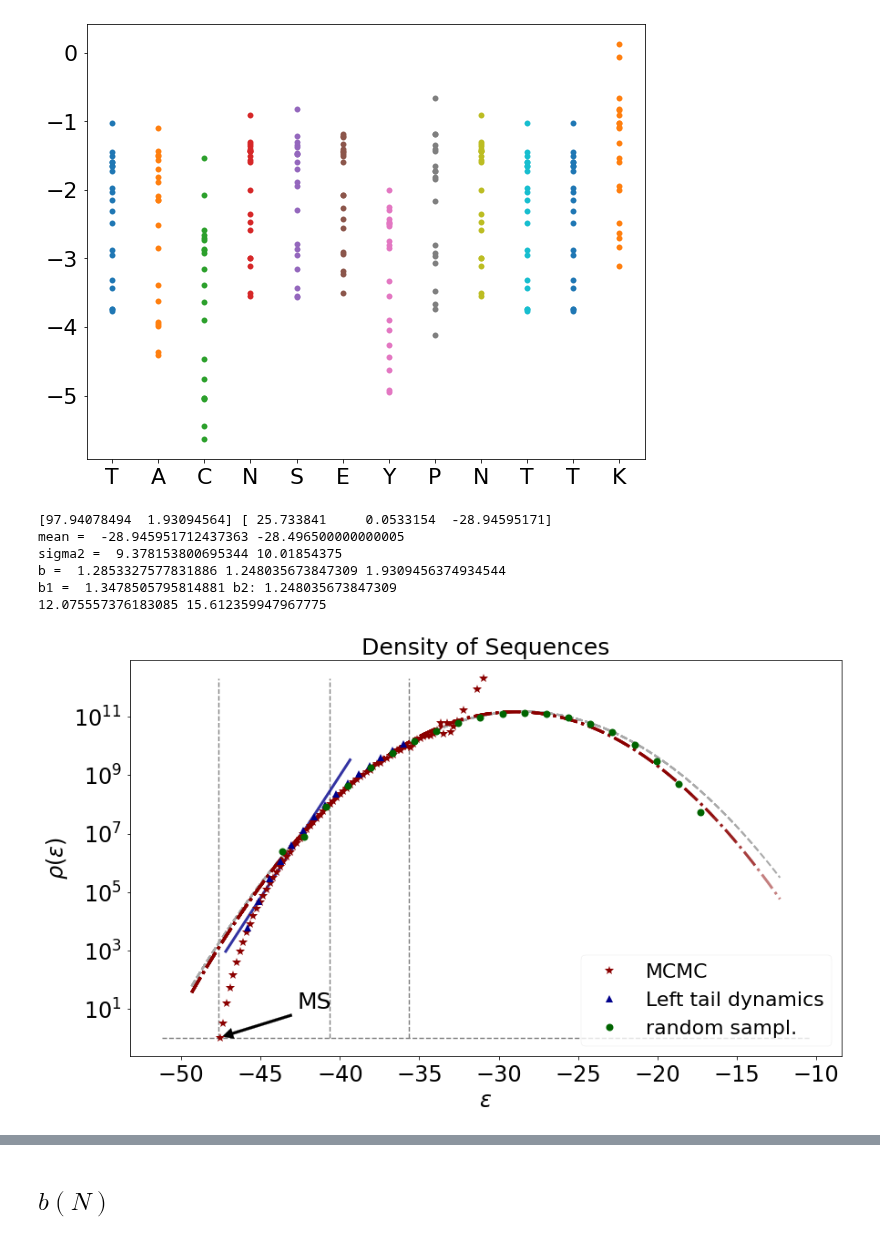
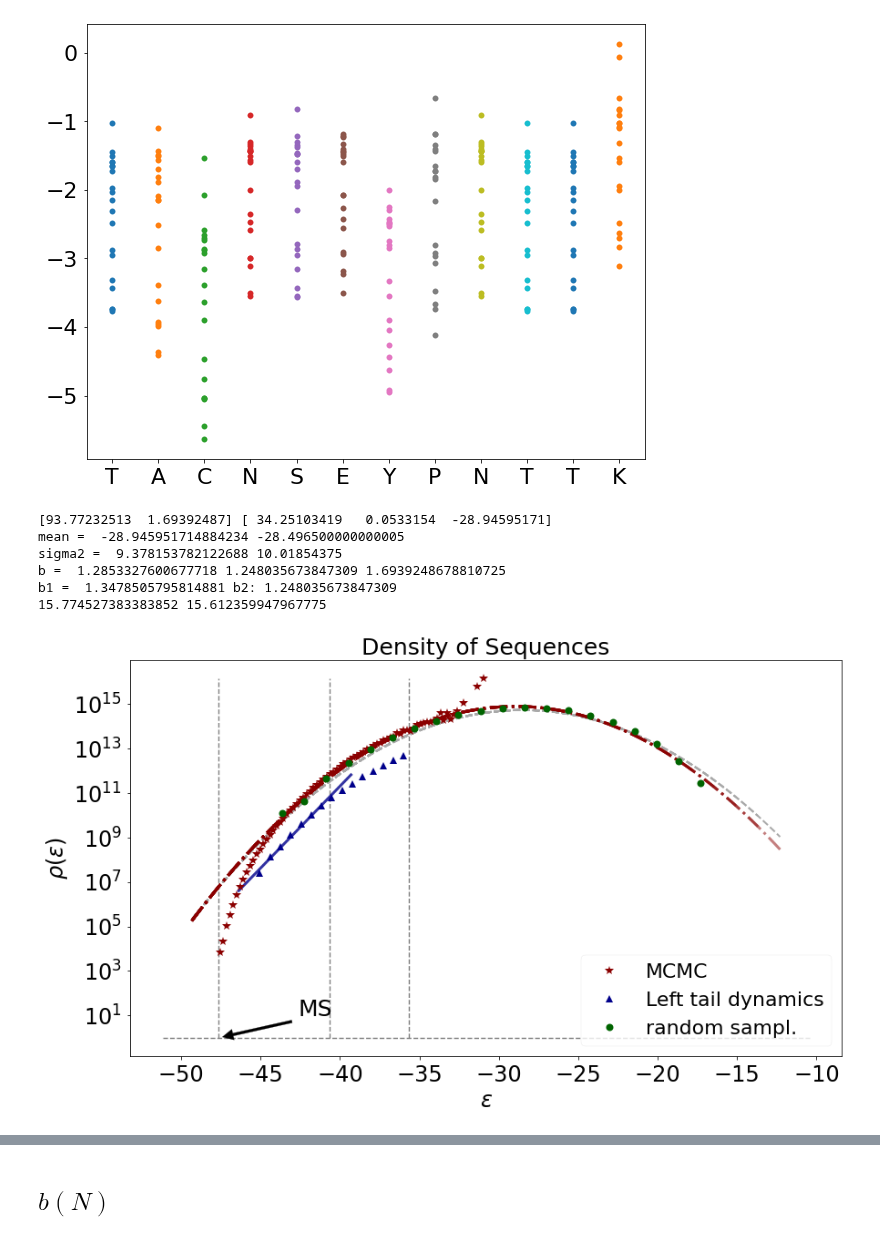
Before and after one commit to betoto008/Affinity_maturation, a Jupyter notebook: Jupyter_Notebooks/0_Shape_Space.ipynb, the cells around one changed output, grey strips where cells are left out. Saved outputs shown, nothing was run; the diff lists cells and outputs as text; code cells hidden in the pictures.

```diff
--- a/Jupyter_Notebooks/0_Shape_Space.ipynb
+++ b/Jupyter_Notebooks/0_Shape_Space.ipynb
@@ -162,7 +162,7 @@ antigen = 'TACNSEYPNTTK'
 T = .5
 L = 12
 N_MCMC = 1e8
-N_dynamics = 1e6
+N_dynamics = 1e5
 N_random = 1e4
 data_MCMC=np.loadtxt(Text_files_path + 'MCMC/output_L-%d_T-%.6f_N-%d_Antigen-'%(L,T, N_MCMC)+antigen+'.txt')
 data_dynamics_tail=np.loadtxt(Text_files_path + 'Dynamics/ensemble/energies_tail_ensemble_L-%d_N-%d_Antigen-'%(L, N_dynamics)+antigen+'.txt')
@@ -209,7 +209,7 @@ e_max_MCMC = data_MCMC_rho[1][-2]
 e_min_MCMC = data_MCMC_rho[1][0]
 
 e_MCMC = data_MCMC_rho[1][:-1] + abs(data_MCMC_rho[1][1:]-data_MCMC_rho[1][:-1])/2
-rho_e_MCMC = (data_MCMC_rho[0]/(np.exp(-e_MCMC/T)))/(data_MCMC_rho[0][0]/(np.exp(-e_MCMC[0]/T)))
+rho_e_MCMC = (data_MCMC_rho[0]/(np.exp(-e_MCMC/T)))*1e43#/(data_MCMC_rho[0][0]/(np.exp(-e_MCMC[0]/T)))
 
 ax.plot(e_MCMC, rho_e_MCMC, linestyle = "", marker = '*', color = 'darkred', ms = 10, alpha = 1, label = 'MCMC',zorder=20)
 
@@ -219,7 +219,7 @@ e_max_dynamics_tail = data_dynamics_tail_rho[1][-2]
 e_min_dynamics_tail = data_dynamics_tail_rho[1][0]
 
 e_dynamics_tail = data_dynamics_tail_rho[1][:-1] + abs(data_dynamics_tail_rho[1][1:]-data_dynamics_tail_rho[1][:-1])/2
-rho_e_dynamics_tail = data_dynamics_tail_rho[0]*2e3
+rho_e_dynamics_tail = data_dynamics_tail_rho[0]*8e6
 
 ax.plot(e_dynamics_tail, rho_e_dynamics_tail, linestyle = "", marker = '^', color = 'darkblue', ms = 8, alpha = 1, label = 'Left tail dynamics',zorder=20)
 
@@ -228,7 +228,7 @@ e_max_random = data_random_rho[1][-2]
 e_min_random = data_random_rho[1][0]
 
 e_random = data_random_rho[1][:-1] + abs(data_random_rho[1][1:]-data_random_rho[1][:-1])/2
-rho_e_random = data_random_rho[0]*8e5
+rho_e_random = data_random_rho[0]*4e9
 
 ax.plot(e_random, rho_e_random, linestyle = "", marker = 'o', color = 'darkgreen', ms = 8, alpha = 1, label = 'random sampl.',zorder=20)
 
@@ -245,39 +245,37 @@ print(popt,popt2)
 e_array = np.linspace(e_min_dynamics_tail-1, e_max_dynamics_tail-3, 100)
 e_array2 = np.linspace(e_min_random-5, e_random+5, 100)
 
 ax.plot(e_array, np.exp(my_linear_func(e_array, *popt)), linestyle = "-", color = 'darkblue', linewidth = 3, alpha = 0.8,zorder=10)
 ax.plot(e_array2, np.exp(my_quadratic_func(e_array2, *popt2)), linestyle = "-.", color = 'darkred', linewidth = 3, alpha = 0.5,zorder=10)
 
+ax.plot(e_array2, np.exp(my_quadratic_func(e_array2, np.log((20**L)/(np.sqrt(2*np.pi*sum_var))), 1/(2*sum_var), sum_mean)), linestyle = "--", color = 'darkgrey', linewidth = 2)
 
-
-ax.plot(e_array2, np.exp(my_quadratic_func(e_array2, 0.76*np.log((20**L)/(np.sqrt(2*np.pi*sum_var))), 1/(2*sum_var), sum_mean)), linestyle = "--", color = 'darkgrey', linewidth = 2)
 ax.vlines([e_MS,e_MS+bcell_range, e_MS+bcell_range-naive_range], 1, ax.get_ylim()[1], color = 'grey', linestyle='dashed')
 ax.annotate('MS', xy=(e_MS,1), xytext = (e_MS + 5, 10), fontsize = 25, arrowprops=dict(facecolor='black', shrink=0.05, width = 3))
-
 
 ax.set_title('Density of Sequences', fontsize = 25)
 ax.set_xlabel(r'$\epsilon$', fontsize = 24)
 ax.set_ylabel(r'$\rho(\epsilon)$', fontsize = 24)
 ax.tick_params(labelsize = 24)
 ax.set_yscale('log')
 #ax.set_ylim(bottom=0.5)
 ax.hlines(1,ax.get_xlim()[0], ax.get_xlim()[1], linestyle = 'dashed', color = 'grey')
 ax.legend(loc = 4, fontsize = 22)
 #ax.set_xlim(-48, -38)
 #ax.set_xlim(-48, -38)
 print('mean = ', popt2[2], sum_mean)
 print('sigma2 = ', (1/(2*popt2[1])), sum_var)
 print('b = ', -2*popt2[1]*(-41-popt2[2]), -(-41-sum_mean)/(sum_var), popt[1])
 print('b1 = ', -(-42-sum_mean)/(sum_var), 'b2:', -(-41-sum_mean)/(sum_var))
 
 print(np.log10(np.exp(popt2[0])*np.sqrt(2*np.pi*((sum_var)))), np.log10(20**L))
 #fig.savefig('../Figures/0_Shape_Space/rho.png')
 #np.log10(np.cumsum(data_E[0]*(data_E[1][1:]-data_E[1][:-1]))[-1])
 # %% [output]
-[97.94078494  1.93094564] [ 25.733841     0.0533154  -28.94595171]
-mean =  -28.945951712437363 -28.496500000000005
-sigma2 =  9.378153800695344 10.01854375
-b =  1.2853327577831886 1.248035673847309 1.9309456374934544
+[93.77232513  1.69392487] [ 34.25103419   0.0533154  -28.94595171]
+mean =  -28.945951714884234 -28.496500000000005
+sigma2 =  9.378153782122688 10.01854375
+b =  1.2853327600677718 1.248035673847309 1.6939248678810725
 b1 =  1.3478505795814881 b2: 1.248035673847309
-12.075557376183085 15.612359947967775
+15.774527383383852 15.612359947967775
-[figure, old version]
+[figure, new version]
```
Also changed, not shown: parts of 3 cells of this notebook, 7 other files.
